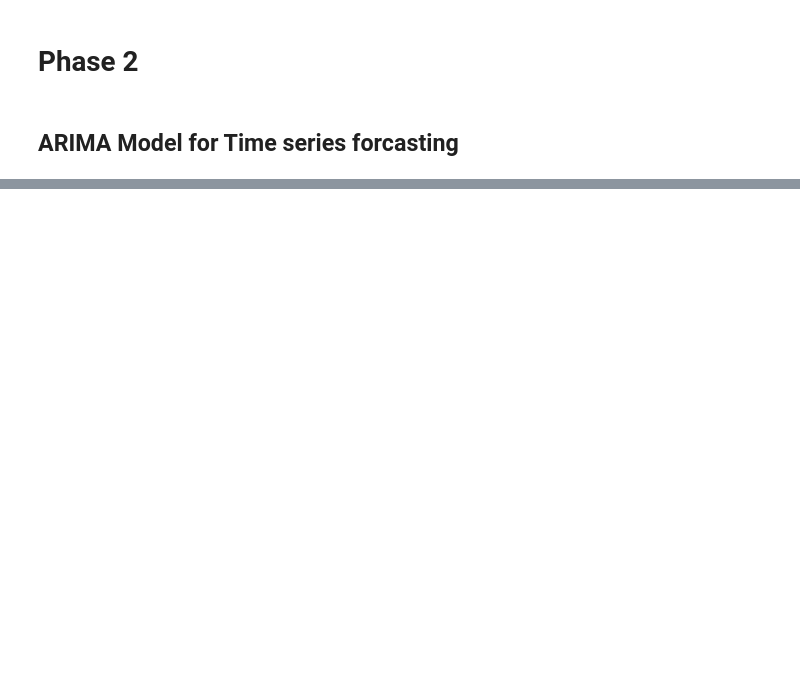
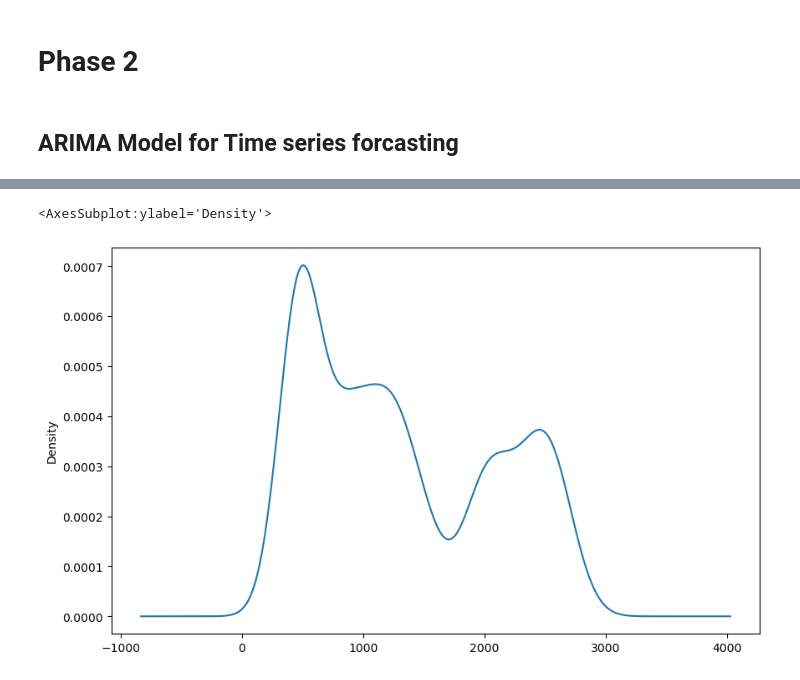
Before and after one commit to ashwinkey04/pred-backend, a Jupyter notebook: fyp_phase_1.ipynb, the cells around one changed output, grey strips where cells are left out. Drawn from its saved outputs; the diff is of its cells as text; code cells hidden in the pictures; blank space fills up the shorter version.

```diff
--- a/fyp_phase_1.ipynb
+++ b/fyp_phase_1.ipynb
@@ -318,0 +386,7 @@ import math
+# %%
+#Distribution of the dataset
+df_close = stock_data['Close']
+df_close.plot(kind='kde')
+# %% [output]
+<AxesSubplot:ylabel='Density'>
+[figure, added]
```
Also changed, not shown: parts of 33 cells of this notebook.
